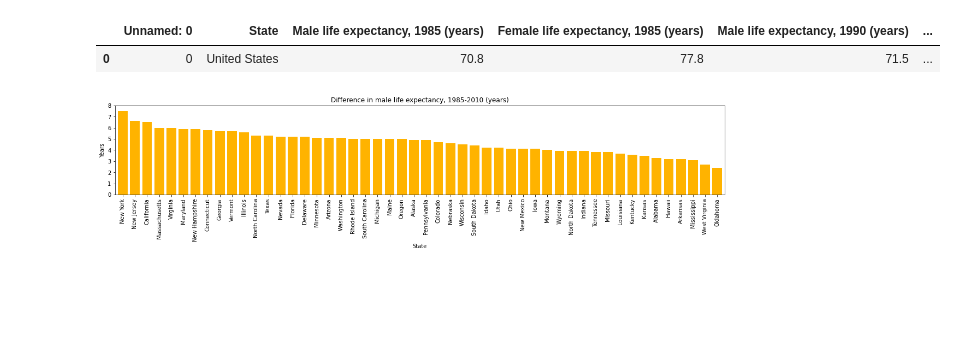
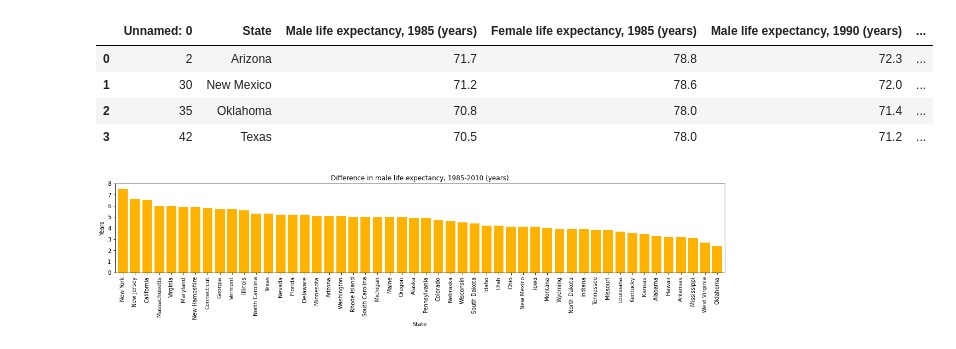
Before and after one commit to Mvillarreal88/State-of-Survival, a Jupyter notebook: Sandbox/Dillon/charts.ipynb, the cells around one changed output. Drawn from its saved outputs; the diff is of its cells as text; code cells hidden in the pictures; blank space fills up the shorter version.

```diff
--- a/Sandbox/Dillon/charts.ipynb
+++ b/Sandbox/Dillon/charts.ipynb
@@ -6,25 +6,39 @@ import numpy as np
 # %%
 # pull in data from csv
 state_data_df = pd.read_csv('Data_csv/state_life_avg.csv')
-# drop any rows that do not have a value
-state_data_df.dropna(inplace = True)
+state_PA_df = pd.read_csv("Data_csv/state_PA_avg.csv")
+state_obes_df = pd.read_csv("Data_csv/state_obes_avg.csv")
 
-state_PA_df = pd.read_csv("Data_csv/state_PA_avg.csv")
-state_PA_df.dropna(inplace = True)
+Northeast_PA = pd.read_csv("Data_csv/Northeast_PA.csv")
+Southeast_PA = pd.read_csv("Data_csv/Southeast_PA.csv")
+Midwest_PA = pd.read_csv("Data_csv/Midwest_PA.csv")
+Southwest_PA = pd.read_csv("Data_csv/Southwest_PA.csv")
+West_PA = pd.read_csv("Data_csv/West_PA.csv")
 
-state_obes_df = pd.read_csv("Data_csv/state_obes_avg.csv")
-state_obes_df.dropna(inplace = True)
+Northeast_life_expect = pd.read_csv("Data_csv/Northeast_life_expect.csv")
+Southeast_life_expect = pd.read_csv("Data_csv/Southeast_life_expect.csv")
+Midwest_life_expect = pd.read_csv("Data_csv/Midwest_life_expect.csv")
+Southwest_life_expect = pd.read_csv("Data_csv/Southwest_life_expect.csv")
+West_life_expect = pd.read_csv("Data_csv/West_life_expect.csv")
 
 Northeast_obes = pd.read_csv("Data_csv/Northeast_obes.csv")
 Southeast_obes = pd.read_csv("Data_csv/Southeast_obes.csv")
 Midwest_obes = pd.read_csv("Data_csv/Midwest_obes.csv")
 Southwest_obes = pd.read_csv("Data_csv/Southwest_obes.csv")
 West_obes = pd.read_csv("Data_csv/West_obes.csv")
+
+
 us_df = pd.read_csv("Data_csv/US.csv")
-us_df
+us_obes_df = pd.read_csv("Data_csv/US_obes.csv")
+us_Pa_df = pd.read_csv("Data_csv/US_PA.csv")
+
+Southwest_life_expect
 # %% [output]
 |  | Unnamed: 0 | State | Male life expectancy, 1985 (years) | Female life expectancy, 1985 (years) | Male life expectancy, 1990 (years) | ... |
-| 0 | 0 | United States | 70.8 | 77.8 | 71.5 | ... |
+| 0 | 2 | Arizona | 71.7 | 78.8 | 72.3 | ... |
+| 1 | 30 | New Mexico | 71.2 | 78.6 | 72.0 | ... |
+| 2 | 35 | Oklahoma | 70.8 | 78.0 | 71.4 | ... |
+| 3 | 42 | Texas | 70.5 | 78.0 | 71.2 | ... |
 # %%
 state_data_df = state_data_df.sort_values('Difference in male life expectancy, 1985-2010 (years)', ascending=False)
 # set x axis and tick locations
```
Also changed, not shown: parts of 7 cells of this notebook.
